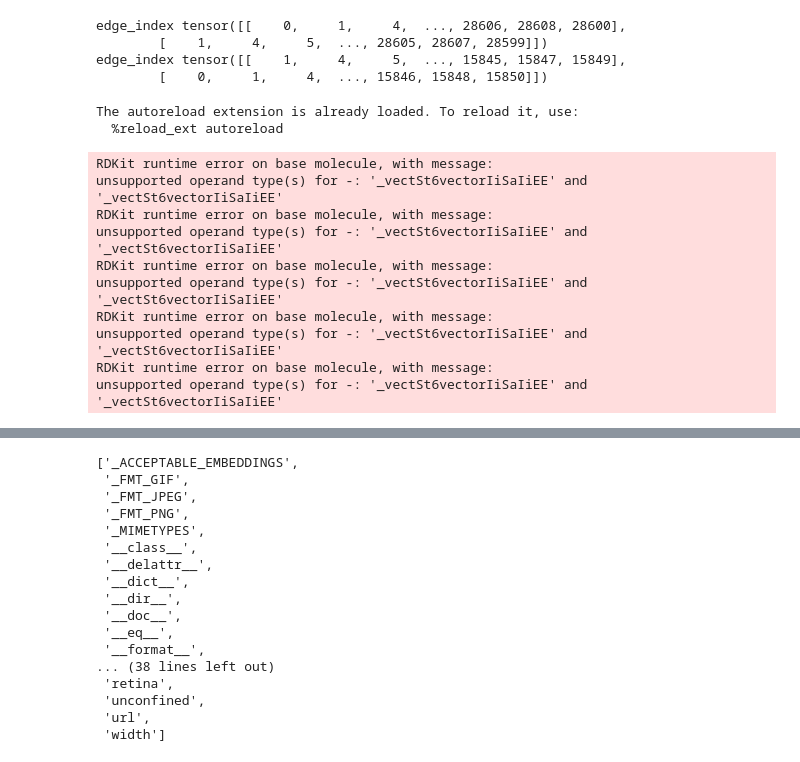
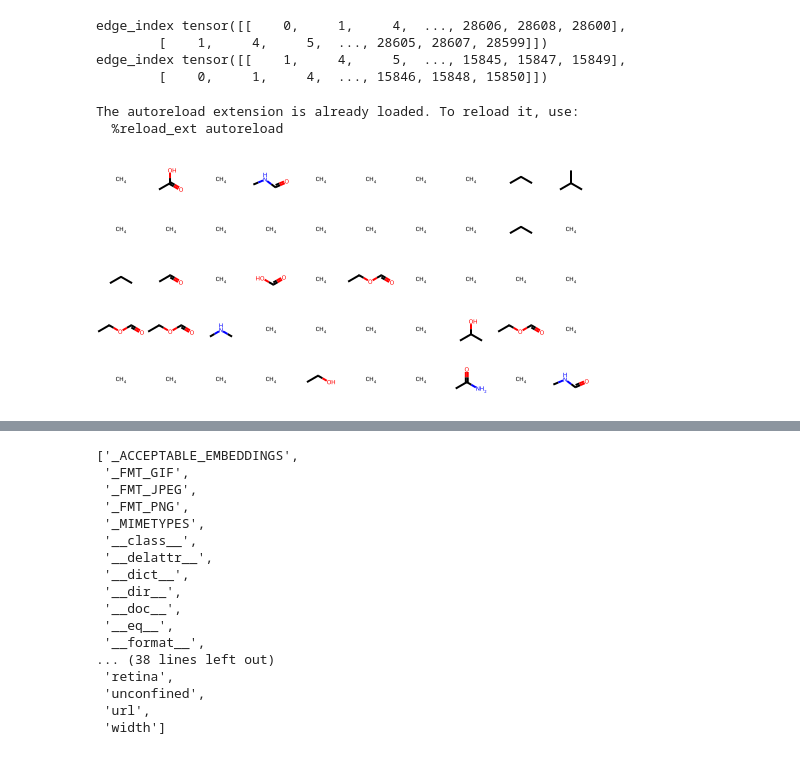
Before and after one commit to nomoresomethingwentwrong/GLDM, a Jupyter notebook: decode_example.ipynb, the cells around one changed output, grey strips where cells are left out. Saved outputs shown, nothing was run; the diff lists cells and outputs as text; code cells hidden in the pictures.

```diff
--- a/decode_example.ipynb
+++ b/decode_example.ipynb
@@ -39,7 +39,10 @@ To enable them in other operations, rebuild TensorFlow with the appropriate comp
 # %%
 # model = BaseModel(params, dataset)#.cuda()
 # %%
-ckpt_file_path = '/data/ongh0068/l1000/FYP-DrugDiscoveryWithDeepLearning/lightning_logs/version_8/checkpoints/epoch=99-step=245600.ckpt'
+ckpt_file_path = '/data/ongh0068/l1000/FYP-DrugDiscoveryWithDeepLearning/lightning_logs/version_10/checkpoints/epoch=47-step=888960.ckpt'
+# '/data/ongh0068/l1000/2023-01-06_12_10_45.376222/epoch=00-val_f1=0.00.ckpt'
+# '/data/ongh0068/l1000/FYP-DrugDiscoveryWithDeepLearning/lightning_logs/version_10/checkpoints/epoch=47-step=888960.ckpt'
+# '/data/ongh0068/l1000/FYP-DrugDiscoveryWithDeepLearning/lightning_logs/version_8/checkpoints/epoch=99-step=245600.ckpt'
 
 model = BaseModel.load_from_checkpoint(ckpt_file_path, params = params, dataset = dataset)
 # %%
@@ -100,13 +103,8 @@ decoder_states = model.decode(latent_representations = z, max_num_steps = 1200)
 # %% [output]
 The autoreload extension is already loaded. To reload it, use:
   %reload_ext autoreload
-RDKit runtime error on base molecule, with message:
-unsupported operand type(s) for -: '_vectSt6vectorIiSaIiEE' and '_vectSt6vectorIiSaIiEE'
-RDKit runtime error on base molecule, with message:
-unsupported operand type(s) for -: '_vectSt6vectorIiSaIiEE' and '_vectSt6vectorIiSaIiEE'
-RDKit runtime error on base molecule, with message:
-unsupported operand type(s) for -: '_vectSt6vectorIiSaIiEE' and '_vectSt6vectorIiSaIiEE'
-RDKit runtime error on base molecule, with message:
-unsupported operand type(s) for -: '_vectSt6vectorIiSaIiEE' and '_vectSt6vectorIiSaIiEE'
-RDKit runtime error on base molecule, with message:
-unsupported operand type(s) for -: '_vectSt6vectorIiSaIiEE' and '_vectSt6vectorIiSaIiEE'
+# %%
+from rdkit.Chem import Draw
+Draw.MolsToGridImage([decoder_states[i].molecule for i in range(len(decoder_states))], subImgSize=(50,50), maxMols = 50, molsPerRow=10)
+# %% [output]
+[figure, added]
```
Also changed, not shown: parts of 2 cells of this notebook, 5 other files.
